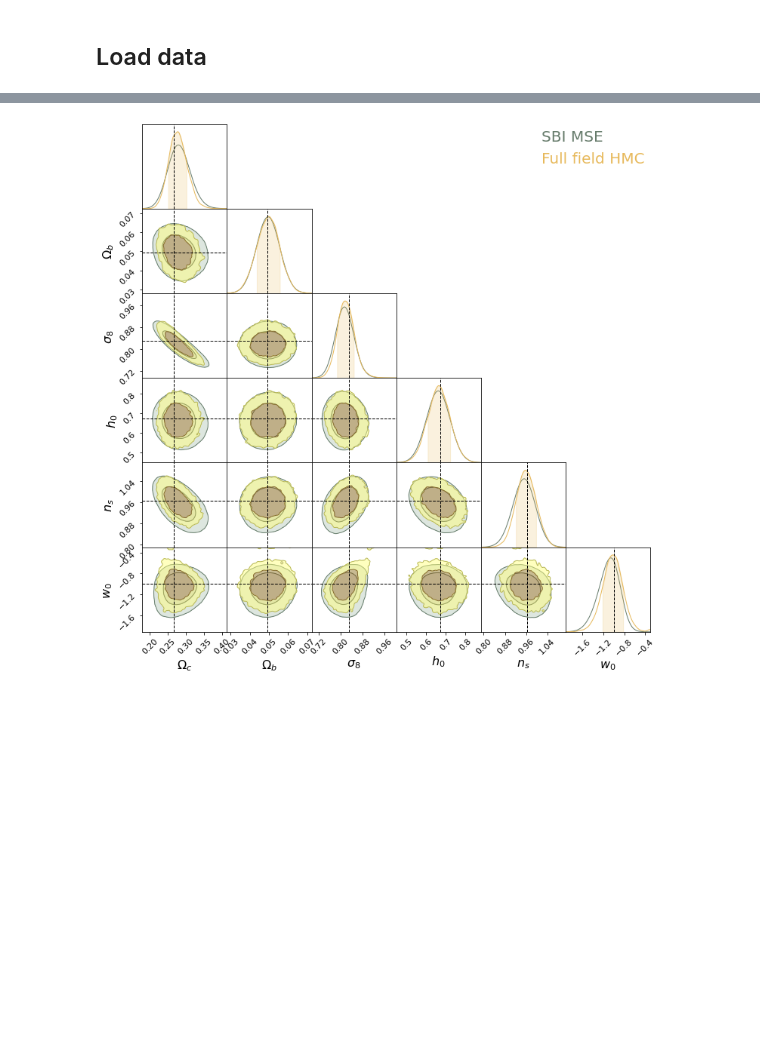
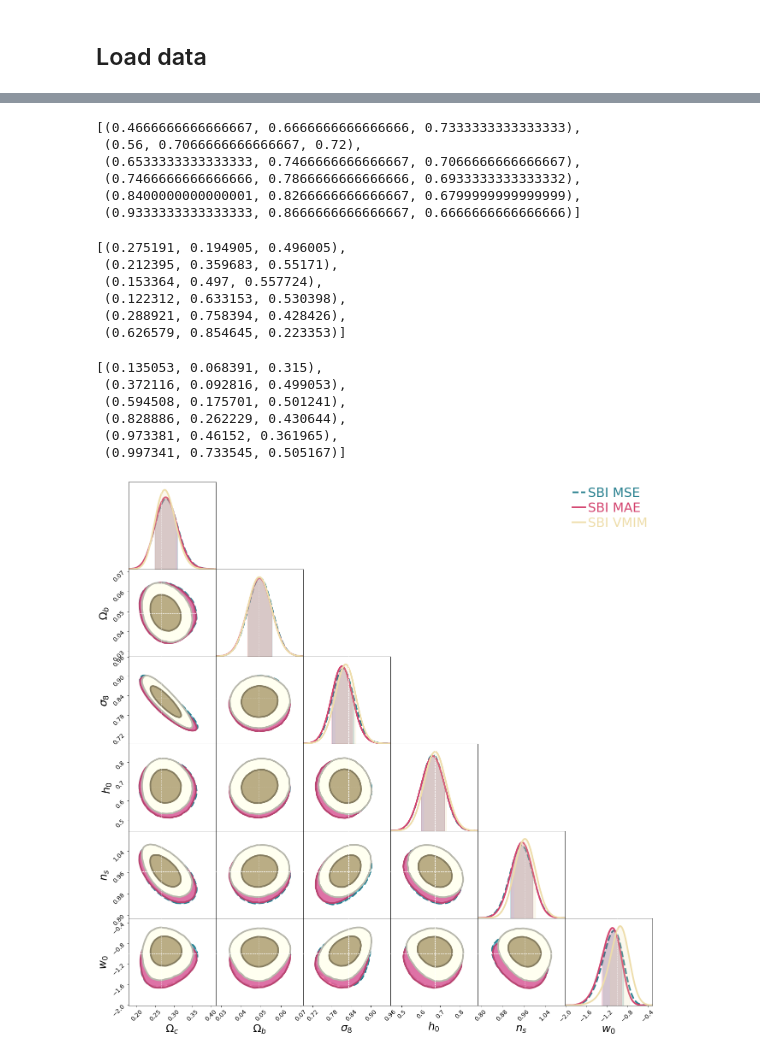
Before and after one commit to dlanzieri/WL_Implicit-Inference, a Jupyter notebook: notebook/mse_vs_vmim.ipynb, the cells around one changed output, grey strips where cells are left out. Cells and saved outputs as stored; diff of their text form; code cells hidden in the pictures; blank space fills up the shorter version.

```diff
--- a/notebook/mse_vs_vmim.ipynb
+++ b/notebook/mse_vs_vmim.ipynb
@@ -30,13 +29,12 @@ with open("/gpfsdswork/projects/rech/ykz/ulm75uc/VMIM-vs-MSE-/data/sample_nd_mse
 with open("/gpfsdswork/projects/rech/ykz/ulm75uc/VMIM-vs-MSE-/data/sample_nd_vmim.pkl", 'rb') as g:
     sample_nd_vmim = pickle.load(g)
 
-
-with open("/gpfsdswork/projects/rech/ykz/ulm75uc/VMIM-vs-MSE-/data/loss_mse.pkl", 'rb') as g:
-    loss_mse = pickle.load(g)
+with open("/gpfsdswork/projects/rech/ykz/ulm75uc/VMIM-vs-MSE-/data/sample_nd_mae.pkl", 'rb') as g:
+    sample_nd_mae = pickle.load(g)
 
 
-with open("/gpfsdswork/projects/rech/ykz/ulm75uc/VMIM-vs-MSE-/data/loss_vmim.pkl", 'rb') as g:
-    loss_vmim = pickle.load(g)
+with open("/gpfsdswork/projects/rech/ykz/ulm75uc/VMIM-vs-MSE-/data/sample_nd_gnll.pkl", 'rb') as g:
+    sample_nd_gnll = pickle.load(g)
 # %%
 col = cmr.eclipse([0.,0,0.55,0.85])
 fid_params=np.array([0.2664, 0.0492, 0.831,0.6727,0.9645, -1.0])
@@ -72,9 +42,46 @@ fig.set_size_inches(2 + fig.get_size_inches())
-# %%
-c = ChainConsumer()
-c.add_chain([sample_nd_mse[:,i] for i in range(6)], parameters= name_parameters, name = 'SBI MSE')
-c.add_chain([sample_ff[:,i] for i in range(6)], parameters= name_parameters, name = 'Full field HMC')
-c.configure(usetex=False,legend_kwargs={'fontsize': 20},linewidths=[1., 1.0], shade=[True, True],linestyles=["-", "-"], shade_alpha=[0.3, 0.5], bar_shade=[False,True], tick_font_size=11, colors=[col[2],col[3]], label_font_size=16)
-fig = c.plotter.plot(truth=fid_params)
-fig.set_size_inches(2 + fig.get_size_inches())
-# %% [output]
-[figure, removed]
+# %%
+import seaborn as sn
+palette1=sn.color_palette("blend:#7AB,#EDA")
+palette2=sn.color_palette("viridis")
+palette3=sn.color_palette("magma")
+# %%
+palette1
+# %% [output]
+[(0.4666666666666667, 0.6666666666666666, 0.7333333333333333),
+ (0.56, 0.7066666666666667, 0.72),
+ (0.6533333333333333, 0.7466666666666667, 0.7066666666666667),
+ (0.7466666666666666, 0.7866666666666666, 0.6933333333333332),
+ (0.8400000000000001, 0.8266666666666667, 0.6799999999999999),
+ (0.9333333333333333, 0.8666666666666667, 0.6666666666666666)]
+# %%
+palette2
+# %% [output]
+[(0.275191, 0.194905, 0.496005),
+ (0.212395, 0.359683, 0.55171),
+ (0.153364, 0.497, 0.557724),
+ (0.122312, 0.633153, 0.530398),
+ (0.288921, 0.758394, 0.428426),
+ (0.626579, 0.854645, 0.223353)]
+# %%
+palette3
+# %% [output]
+[(0.135053, 0.068391, 0.315),
+ (0.372116, 0.092816, 0.499053),
+ (0.594508, 0.175701, 0.501241),
+ (0.828886, 0.262229, 0.430644),
+ (0.973381, 0.46152, 0.361965),
+ (0.997341, 0.733545, 0.505167)]
+# %%
+c = ChainConsumer()
+
+c.add_chain([sample_nd_mse[:,i] for i in range(6)], parameters= name_parameters, name = 'SBI MSE')
+c.add_chain([sample_nd_mae[:,i] for i in range(6)], parameters= name_parameters, name = 'SBI MAE')
+c.add_chain([sample_nd_vmim[:,i] for i in range(6)], parameters= name_parameters, name = 'SBI VMIM')
+c.configure(shade=True,legend_kwargs={'fontsize': 30}, linewidths=3.8,linestyles=["--", "-", "-"], shade_alpha=[0.8, 0.8, 1], bar_shade=True, flip=False, colors=[array(palette2[2]),array(palette3[3]),array(palette1[5])], tick_font_size=14, label_font_size=25)
+c.configure_truth(color='w', ls="--", linewidth=1.0)
+fig = c.plotter.plot(truth=fid_params, figsize=2.0, )
+fig.set_size_inches(2 + fig.get_size_inches())
+
+#plt.savefig('../figures/contours_posterior_loss.pdf')
+# %% [output]
+[figure, added]
```
Also changed, not shown: parts of 7 cells of this notebook, 7 other files.
